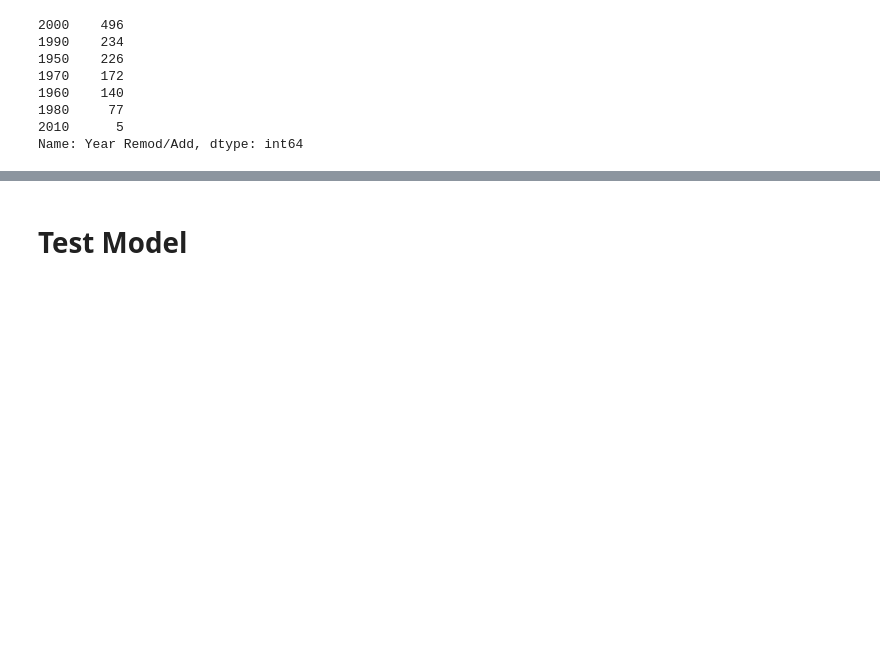
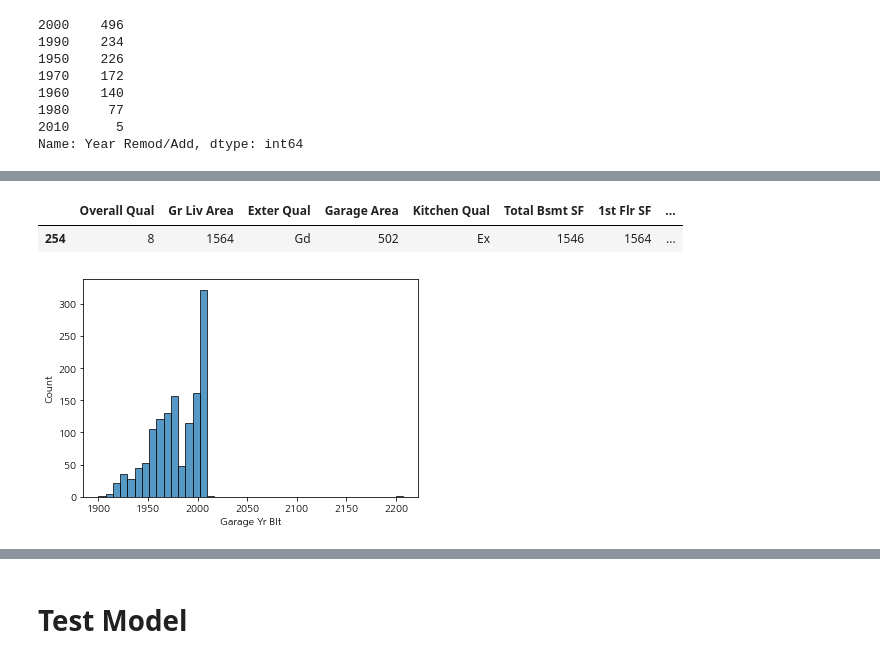
Before and after one commit to suhyun-guri/DACON, a Jupyter notebook: 집값 예측 경진대회/1. EDA 및 전처리, Base Modeling.ipynb, the cells around one changed output, grey strips where cells are left out. Cells and saved outputs as stored; diff of their text form; code cells hidden in the pictures; blank space fills up the shorter version.

```diff
--- a/집값 예측 경진대회/EDA 및 전처리.ipynb
+++ b/집값 예측 경진대회/1. EDA 및 전처리, Base Modeling.ipynb
@@ -246,0 +305,8 @@ Name: Year Remod/Add, dtype: int64
+# %%
+#2207년 데이터 발견
+sns.histplot(train['Garage Yr Blt'])
+train[train['Garage Yr Blt']>=2022]
+# %% [output]
+|  | Overall Qual | Gr Liv Area | Exter Qual | Garage Area | Kitchen Qual | Total Bsmt SF | 1st Flr SF | ... |
+| 254 | 8 | 1564 | Gd | 502 | Ex | 1546 | 1564 | ... |
+[figure, added]
```
Also changed, not shown: parts of 22 cells of this notebook, 2 other files.
